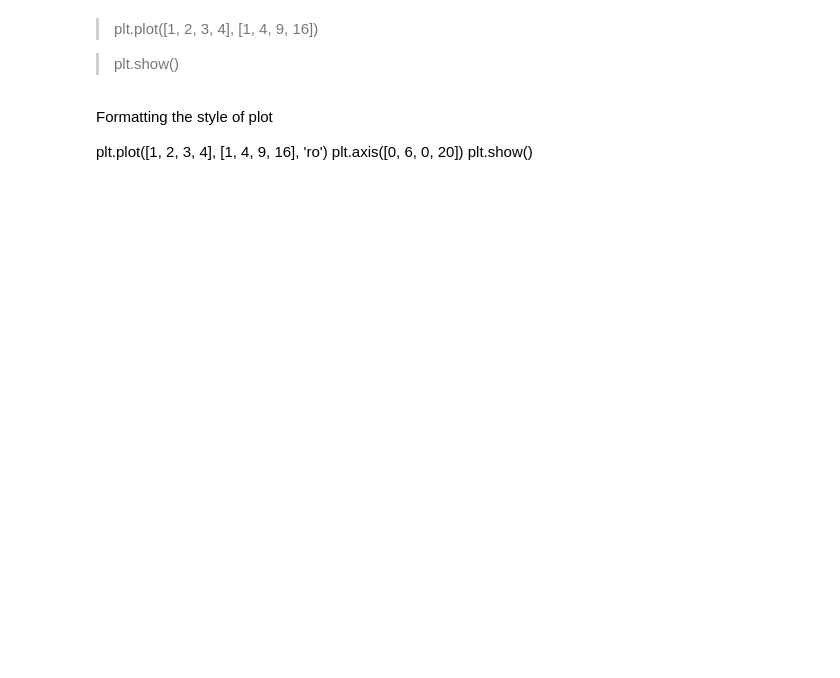
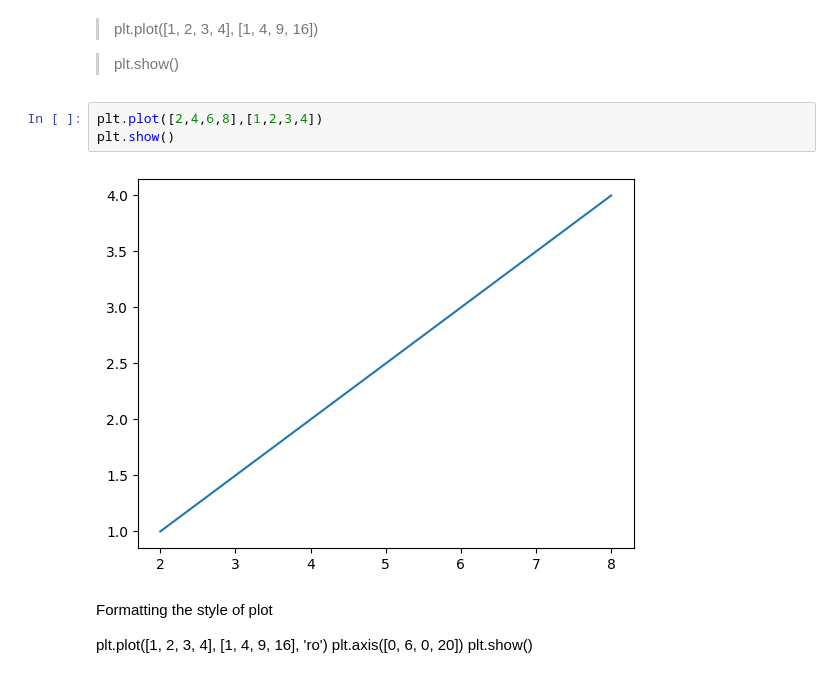
Before and after one commit to FlavioC30/PracticasSisDInfII, a Jupyter notebook: 03_Matplotlib.ipynb, the cells around one changed output. Drawn from its saved outputs; the diff is of its cells as text; blank space fills up the shorter version.

```diff
--- a/03_Matplotlib.ipynb
+++ b/03_Matplotlib.ipynb
@@ -146,6 +145,11 @@ plt.show()
 > plt.plot([1, 2, 3, 4], [1, 4, 9, 16])
 
 > plt.show()
+# %%
+plt.plot([2,4,6,8],[1,2,3,4])
+plt.show()
+# %% [output]
+[figure, added]
 # %% [markdown]
 Formatting the style of plot
 
```
Also changed, not shown: parts of 5 cells of this notebook.
